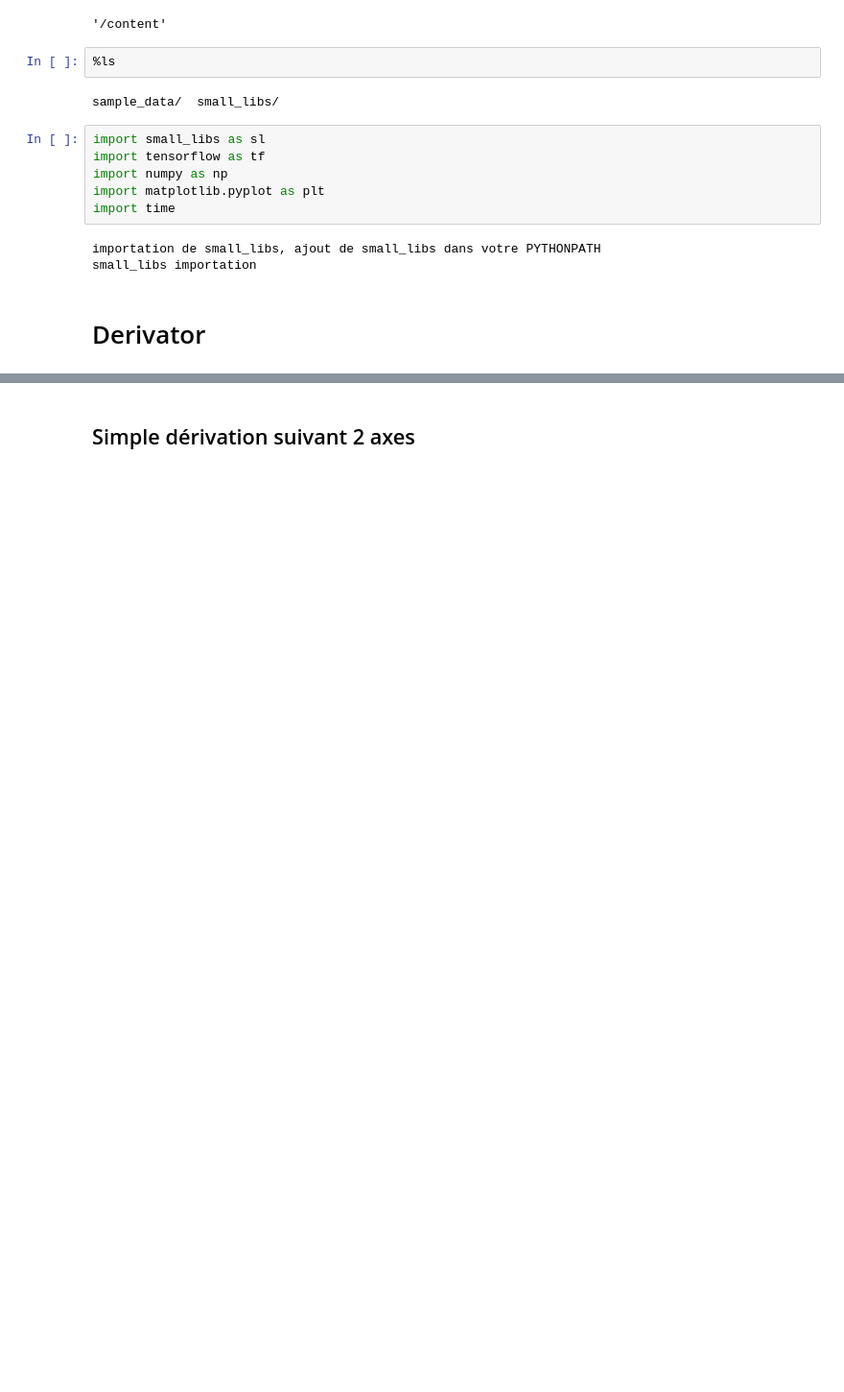
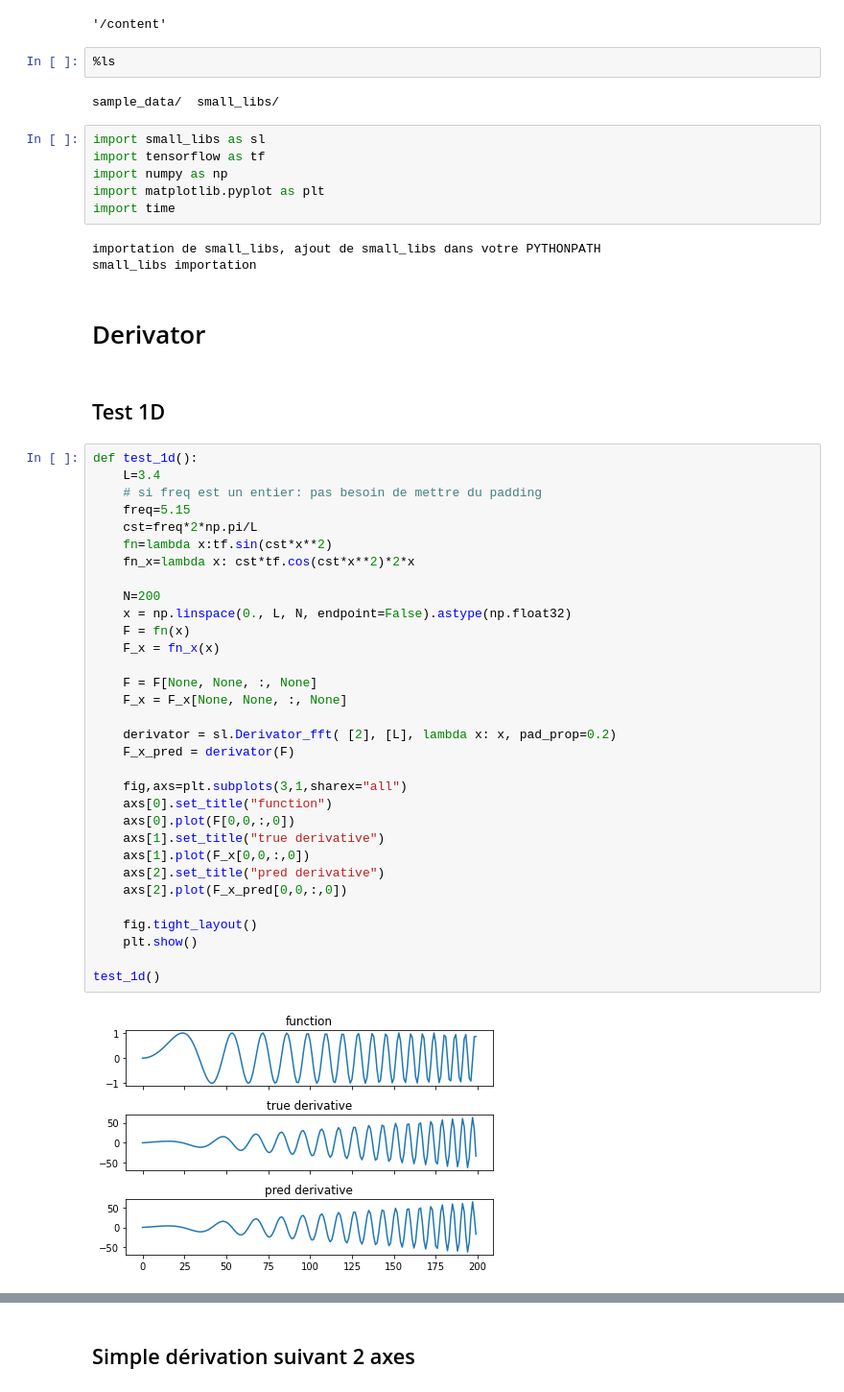
Before and after one commit to vincentvigon/small_libs, a Jupyter notebook: derivator_fft/vitrine_derivator_fft.ipynb, the cells around one changed output, grey strips where cells are left out. Shown at 96% size. Saved outputs shown, nothing was run; the diff lists cells and outputs as text; blank space fills up the shorter version.

```diff
--- a/derivator_fft/vitrine_derivator_fft.ipynb
+++ b/derivator_fft/vitrine_derivator_fft.ipynb
@@ -39,3 +30,39 @@ importation de small_libs, ajout de small_libs dans votre PYTHONPATH
 small_libs importation
 # %% [markdown]
 # Derivator
+# %% [markdown]
+## Test 1D
+# %%
+def test_1d():
+    L=3.4
+    # si freq est un entier: pas besoin de mettre du padding
+    freq=5.15
+    cst=freq*2*np.pi/L
+    fn=lambda x:tf.sin(cst*x**2)
+    fn_x=lambda x: cst*tf.cos(cst*x**2)*2*x
+
+    N=200
+    x = np.linspace(0., L, N, endpoint=False).astype(np.float32)
+    F = fn(x)
+    F_x = fn_x(x)
+
+    F = F[None, None, :, None]
+    F_x = F_x[None, None, :, None]
+
+    derivator = sl.Derivator_fft( [2], [L], lambda x: x, pad_prop=0.2)
+    F_x_pred = derivator(F)
+
+    fig,axs=plt.subplots(3,1,sharex="all")
+    axs[0].set_title("function")
+    axs[0].plot(F[0,0,:,0])
+    axs[1].set_title("true derivative")
+    axs[1].plot(F_x[0,0,:,0])
+    axs[2].set_title("pred derivative")
+    axs[2].plot(F_x_pred[0,0,:,0])
+
+    fig.tight_layout()
+    plt.show()
+
+test_1d()
+# %% [output]
+[figure, added]
```
Also changed, not shown: parts of 10 cells of this notebook, 5 other files.
